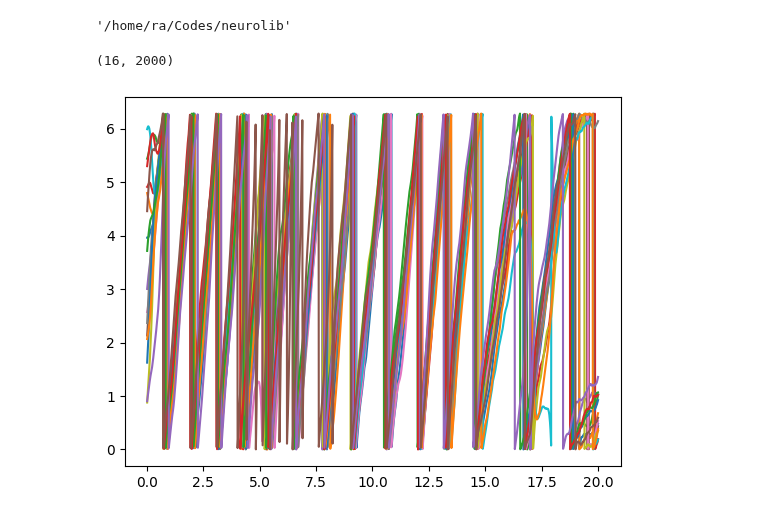
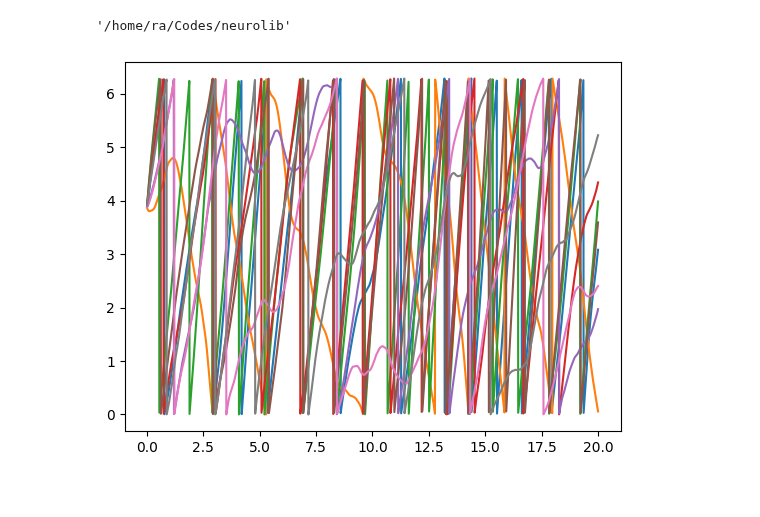
Before and after one commit to neurolib-dev/neurolib, a Jupyter notebook: examples/example-x.x-kuramoto.ipynb, the cells around one changed output. Saved outputs shown, nothing was run; the diff lists cells and outputs as text; code cells hidden in the pictures.

```diff
--- a/examples/example-x.x-kuramoto.ipynb
+++ b/examples/example-x.x-kuramoto.ipynb
@@ -24,14 +24,14 @@ import seaborn as sns
 model = KuramotoModel()
 model.params['duration'] = 20
 model.params['dt'] = 0.01
-model.params['N'] = 16
+model.params['N'] = 8
 model.params['lengthMat'] = np.zeros((model.params['N'], model.params['N']))
 model.params['Cmat'] = np.ones((model.params['N'], model.params['N']))
-model.params['k'] = 8
+model.params['k'] = 2
 model.params['thetas_init'] = np.random.uniform(low=0, high=2*np.pi, size=(model.params['N'], 1))
 model.params['theta_ou'] = np.zeros((model.params['N'],))
 model.params['omega'] = np.random.normal(loc=np.pi, scale=np.pi, size=(model.params['N'],))
 
-model.params['sigma_ou'] = 4
+model.params['sigma_ou'] = 1
 # %%
 model.run()
@@ -40,9 +38,7 @@ thetas = model['thetas']
-# %%
-thetas.shape
-# %% [output]
-(16, 2000)
+# %%
+theta = model['theta']
 # %%
-plt.plot(model.t, thetas.T)
+plt.plot(model.t, theta.T)
 plt.show()
 # %% [output]
-[figure, old version]
+[figure, new version]
```
Also changed, not shown: parts of 1 cell of this notebook, 3 other files.
